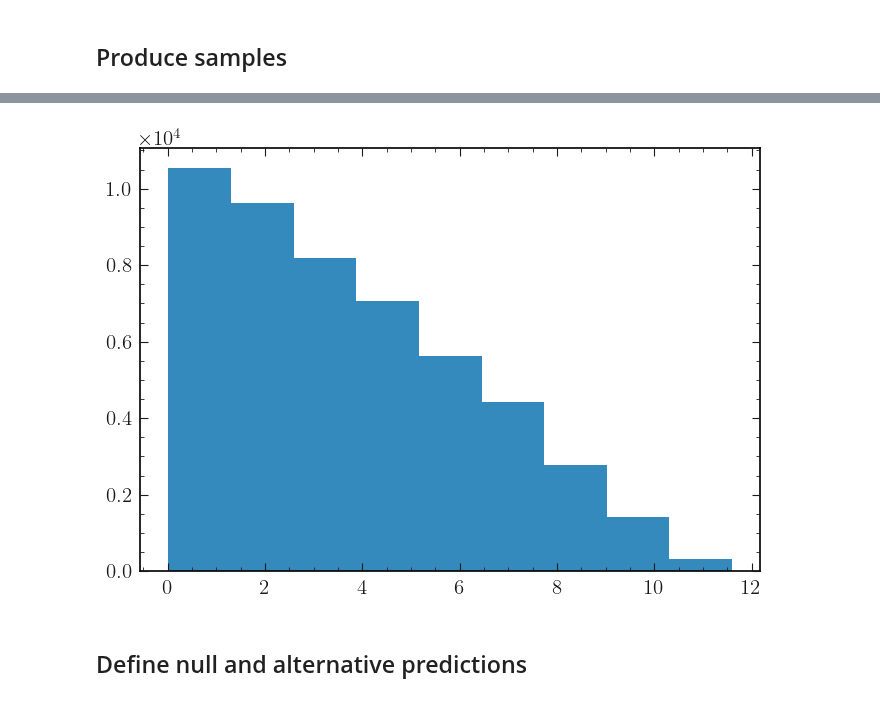
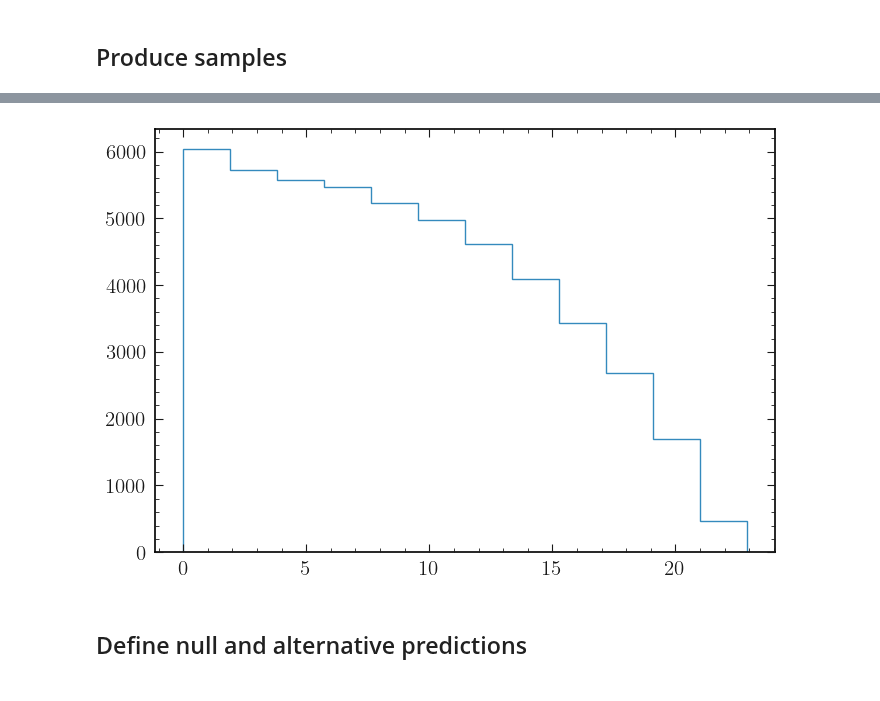
Before and after one commit to lorenzennio/redist, a Jupyter notebook: test_eos.ipynb, the cells around one changed output, grey strips where cells are left out. Saved outputs shown, nothing was run; the diff lists cells and outputs as text; code cells hidden in the pictures.

```diff
--- a/test_eos.ipynb
+++ b/test_eos.ipynb
@@ -10,30 +10,3 @@ import numbers
 import matplotlib.pyplot as plt
 from publik.pyhf_modifier import modifier
 from publik.pyhf_modifier import plot
-# %%
-def analysis():
-    """
-    Specify the likelihoods and FF parameter ranges
-
-    Returns:
-        EOS analysis instance
-    """
-
-    analysis_args = {
-        'global_options': { 'form-factors': 'BSZ2015', 'model': 'CKM' },
-        'priors': [
-            { 'parameter': 'B->D::alpha^f+_0@BSZ2015', 'min':  0.0,   'max':  1.0   , 'type': 'uniform'},
-            { 'parameter': 'B->D::alpha^f+_1@BSZ2015', 'min': -4.0,   'max': -1.0   , 'type': 'uniform'},
-            { 'parameter': 'B->D::alpha^f+_2@BSZ2015', 'min': +4.0,   'max': +6.0   , 'type': 'uniform'},
-            { 'parameter': 'B->D::alpha^f0_1@BSZ2015', 'min': -1.0,   'max': +2.0   , 'type': 'uniform'},
-            { 'parameter': 'B->D::alpha^f0_2@BSZ2015', 'min': -2.0,   'max':  0.0   , 'type': 'uniform'}
-        ],
-        'likelihood': [
-            'B->D::f_++f_0@HPQCD:2015A',
-            'B->D::f_++f_0@FNAL+MILC:2015B'
-        ]
-    }
-
-    analysis = eos.Analysis(**analysis_args)
-    analysis.optimize()
-    return analysis
@@ -96,9 +66,16 @@ eos.plot.Plotter(plot_args).plot()
+# %%
+p = sam_ana.parameters
+k = eos.Kinematics(q2=1.0, q2_min=0.0, q2_max=22.90)
+o = eos.Options(**{'form-factors': 'BSZ2015', 'model': 'WET'})
+pdf = eos.SignalPDF.make('B^-->K^-nunu::dGamma/dq2', p, k, o)
+
+null_samples, pdf_values = pdf.sample_mcmc(50000, stride=5, pre_N=10000, preruns=5, cov_scale=0.1, rng=np.random.mtrand.RandomState(seed=1234))
 # %%
-binning = np.linspace(0.02, 11.6, 10)
+binning = np.linspace(0.0, 22.9, 13)
 
-nominal, _, _ = plt.hist(mu_samples, binning)
+null_yields, _, _ = plt.hist(null_samples, binning, histtype='step')
 # %% [output]
-[figure, old version]
+[figure, new version]
 # %% [markdown]
 ## Define null and alternative predictions
 # %%
```
Also changed, not shown: parts of 18 cells of this notebook.
